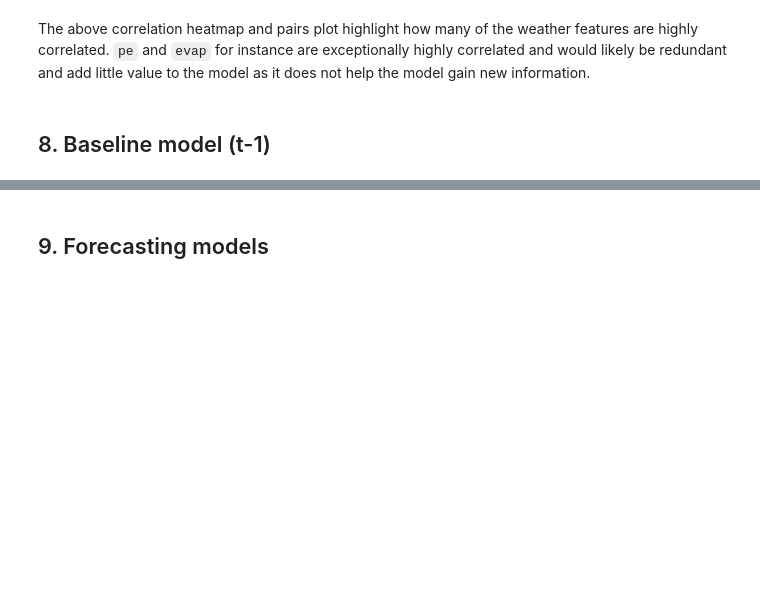
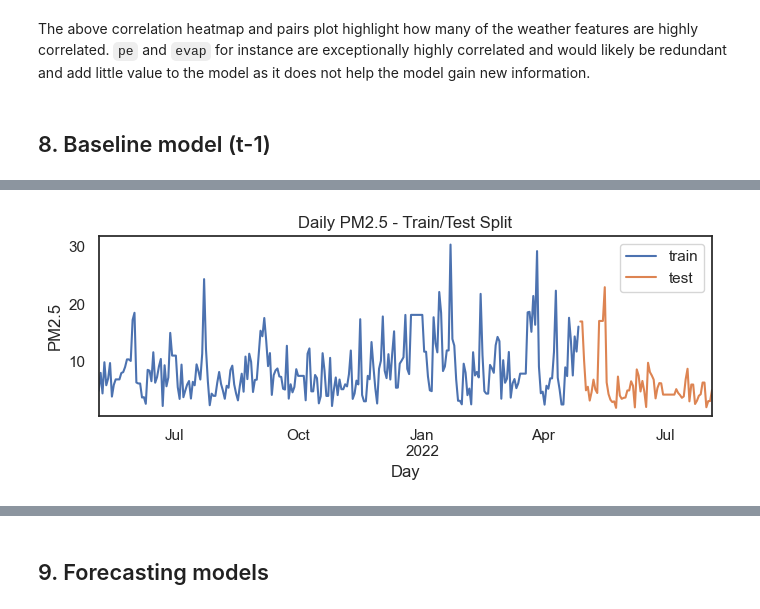
Before and after one commit to jako6f/dublin-air-quality-forecasting, a Jupyter notebook: notebooks/dublin_air_quality_forecasting.ipynb, the cells around one changed output, grey strips where cells are left out. Drawn from its saved outputs; the diff is of its cells as text; code cells hidden in the pictures; blank space fills up the shorter version.

```diff
--- a/notebooks/dublin_air_quality_forecasting.ipynb
+++ b/notebooks/dublin_air_quality_forecasting.ipynb
@@ -2202,0 +1788,22 @@ The above correlation heatmap and pairs plot highlight how many of the weather f
+# %%
+# load dataset
+ALL_DUBLIN_PATH = Path('../data/processed/merged_daily_dublin_avg_pm25_weather_traffic.csv')
+
+all_dublin = pd.read_csv(ALL_DUBLIN_PATH)
+
+# create time series object where datetime is the index
+all_dublin_ts = all_dublin.set_index('date')
+all_dublin_ts.index = pd.to_datetime(all_dublin_ts.index)
+# %%
+# train-test split
+# where is 80% in the dataframe
+eighty_pct = int(len(all_dublin_ts) * .8)
+
+data_train = all_dublin_ts[:eighty_pct].asfreq('B').ffill() # uses business days as frequency
+data_test  = all_dublin_ts[eighty_pct:].asfreq('B').ffill()
+
+y_train = data_train['dublin_daily_avg_pm25']
+y_test  = data_test['dublin_daily_avg_pm25']
+
+print(f" Train values: {data_train.index.min()} --- {data_train.index.max()} n={len(data_train)}")
+print(f" Test values: {data_test.index.min()} --- {data_test.index.max()} n={len(data_test)}")
@@ -2202,0 +1813,13 @@ The above correlation heatmap and pairs plot highlight how many of the weather f
+# %%
+# Plot train-test split
+fig, ax = plt.subplots(figsize=(7, 3))
+y_train.plot(ax=ax, label='train')
+y_test.plot(ax=ax, label='test')
+ax.set_title('Daily PM2.5 - Train/Test Split')
+ax.legend()
+plt.xlabel('Day')
+plt.ylabel('PM2.5')
+plt.tight_layout()
+plt.show()
+# %% [output]
+[figure, added]
```
Also changed, not shown: parts of 36 cells of this notebook, 1 other file.
